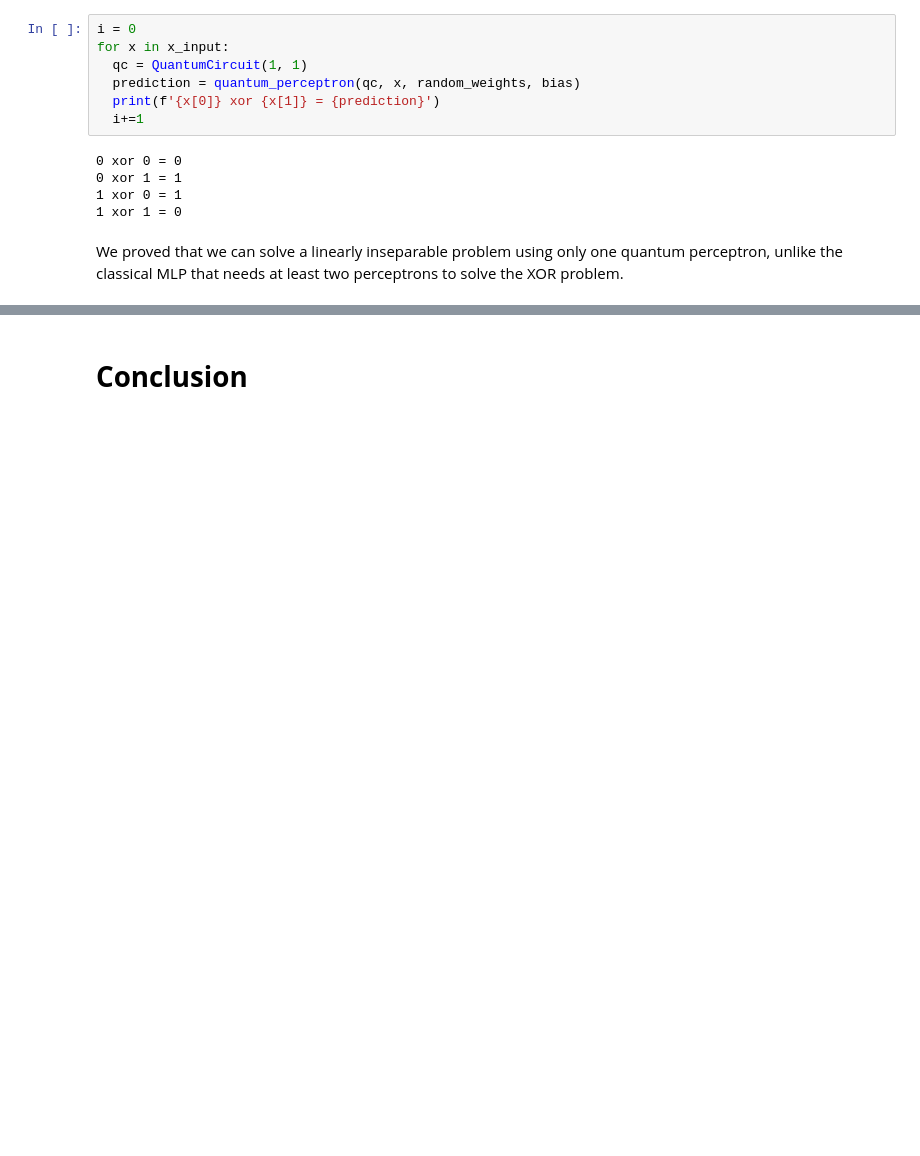
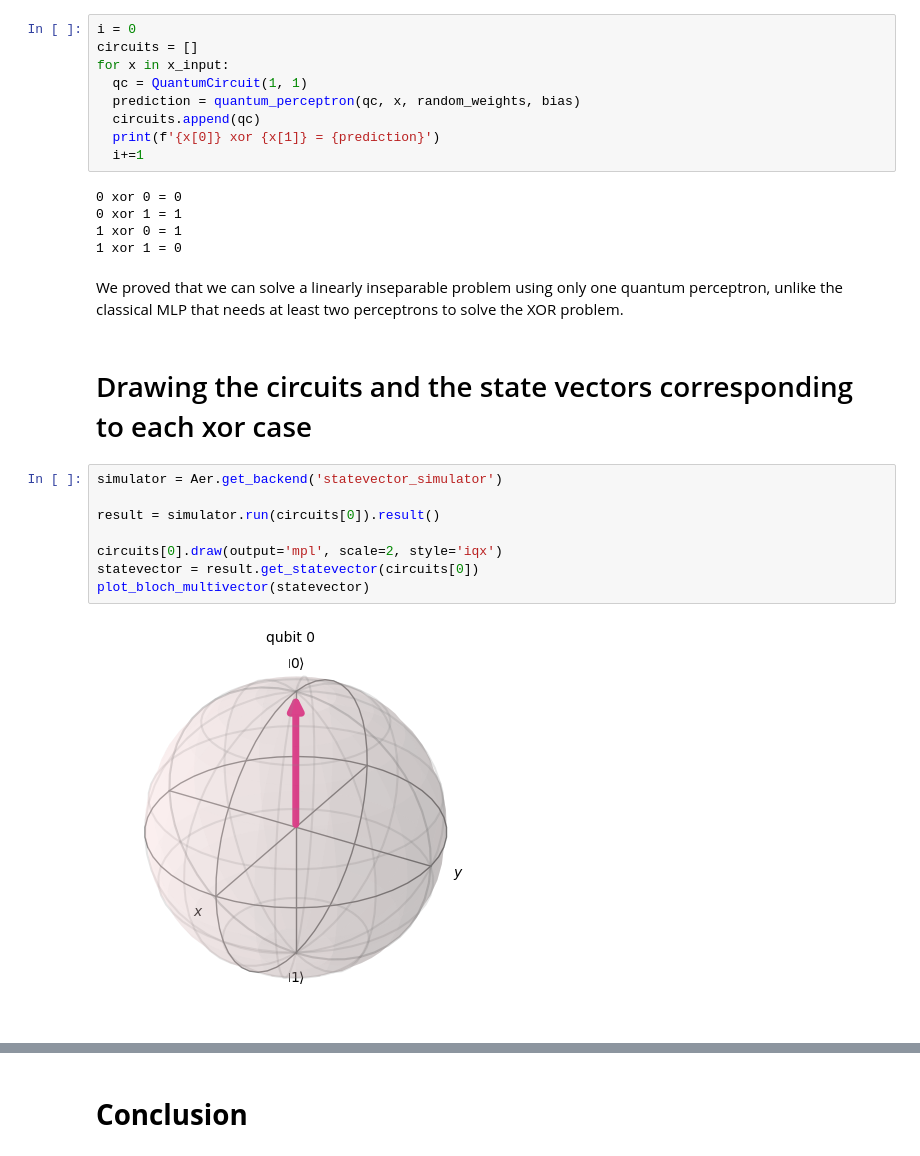
Before and after one commit to MrBrown23/QuantumComputingTests, a Jupyter notebook: Quantum Perceptron/quantum_perceptron_on_xor.ipynb, the cells around one changed output, grey strips where cells are left out. Drawn from its saved outputs; the diff is of its cells as text; blank space fills up the shorter version.

```diff
--- a/Quantum Perceptron/quantum_perceptron_on_xor.ipynb
+++ b/Quantum Perceptron/quantum_perceptron_on_xor.ipynb
@@ -165,9 +148,11 @@ for _ in range(epochs):
 Now we test our quantum_perceptron to see if it learned.
 # %%
 i = 0
+circuits = []
 for x in x_input:
   qc = QuantumCircuit(1, 1)
   prediction = quantum_perceptron(qc, x, random_weights, bias)
+  circuits.append(qc)
   print(f'{x[0]} xor {x[1]} = {prediction}')
   i+=1
 # %% [output]
@@ -177,3 +162,15 @@ for x in x_input:
 1 xor 1 = 0
 # %% [markdown]
 We proved that we can solve a linearly inseparable problem using only one quantum perceptron, unlike the classical MLP that needs at least two perceptrons to solve the XOR problem.
+# %% [markdown]
+# Drawing the circuits and the state vectors corresponding to each xor case
+# %%
+simulator = Aer.get_backend('statevector_simulator')
+
+result = simulator.run(circuits[0]).result()
+
+circuits[0].draw(output='mpl', scale=2, style='iqx')
+statevector = result.get_statevector(circuits[0])
+plot_bloch_multivector(statevector)
+# %% [output]
+[figure, added]
```
Also changed, not shown: parts of 13 cells of this notebook.
